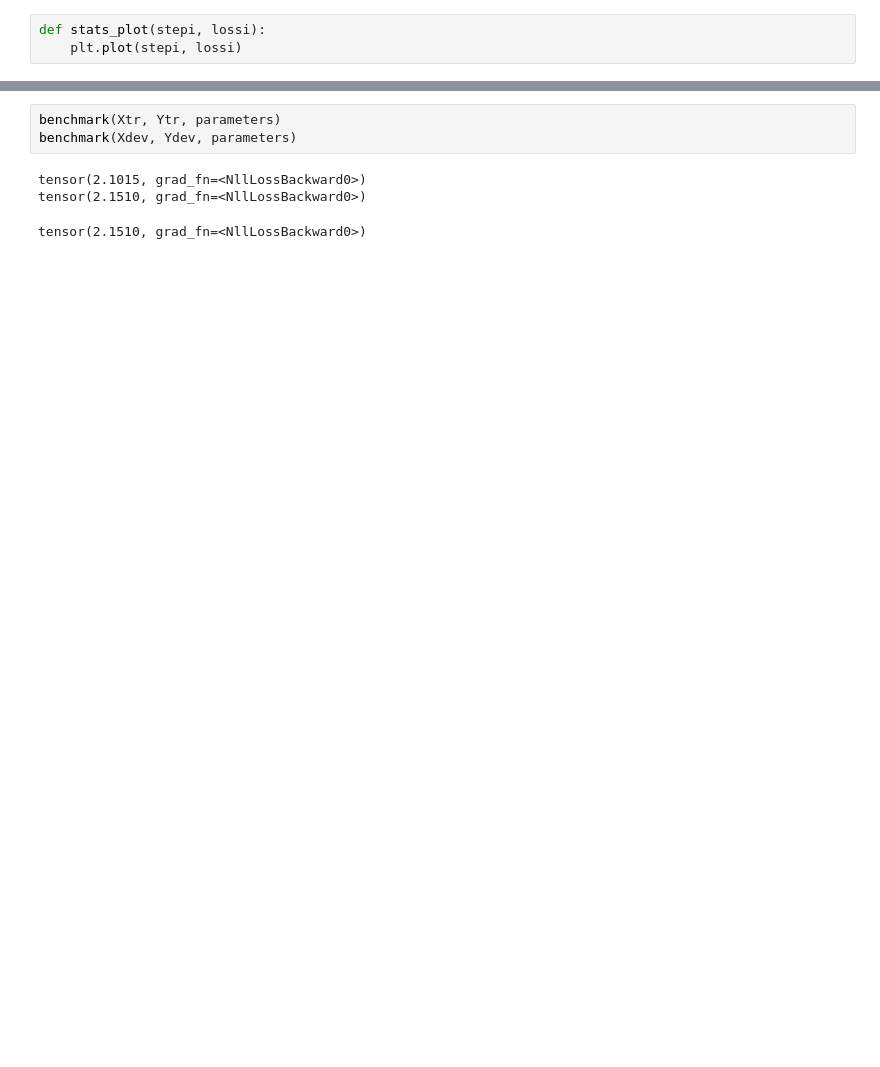
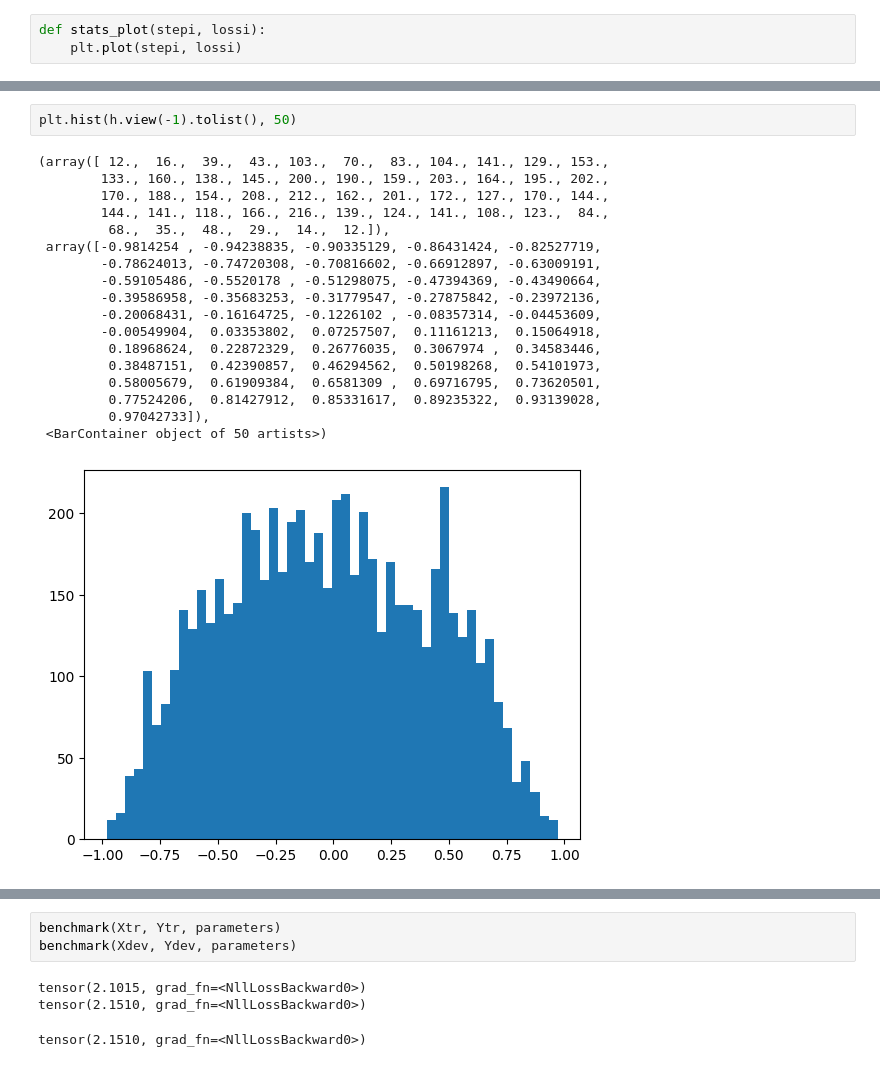
Before and after one commit to letier3110/makemore, a Jupyter notebook: makemore_mlp.ipynb, the cells around one changed output, grey strips where cells are left out. Drawn from its saved outputs; the diff is of its cells as text; blank space fills up the shorter version.

```diff
--- a/makemore_mlp.ipynb
+++ b/makemore_mlp.ipynb
@@ -148,0 +165,21 @@ def predict(parameters, count=10):
+# %%
+plt.hist(h.view(-1).tolist(), 50)
+# %% [output]
+(array([ 12.,  16.,  39.,  43., 103.,  70.,  83., 104., 141., 129., 153.,
+        133., 160., 138., 145., 200., 190., 159., 203., 164., 195., 202.,
+        170., 188., 154., 208., 212., 162., 201., 172., 127., 170., 144.,
+        144., 141., 118., 166., 216., 139., 124., 141., 108., 123.,  84.,
+         68.,  35.,  48.,  29.,  14.,  12.]),
+ array([-0.9814254 , -0.94238835, -0.90335129, -0.86431424, -0.82527719,
+        -0.78624013, -0.74720308, -0.70816602, -0.66912897, -0.63009191,
+        -0.59105486, -0.5520178 , -0.51298075, -0.47394369, -0.43490664,
+        -0.39586958, -0.35683253, -0.31779547, -0.27875842, -0.23972136,
+        -0.20068431, -0.16164725, -0.1226102 , -0.08357314, -0.04453609,
+        -0.00549904,  0.03353802,  0.07257507,  0.11161213,  0.15064918,
+         0.18968624,  0.22872329,  0.26776035,  0.3067974 ,  0.34583446,
+         0.38487151,  0.42390857,  0.46294562,  0.50198268,  0.54101973,
+         0.58005679,  0.61909384,  0.6581309 ,  0.69716795,  0.73620501,
+         0.77524206,  0.81427912,  0.85331617,  0.89235322,  0.93139028,
+         0.97042733]),
+ <BarContainer object of 50 artists>)
+[figure, added]
```
Also changed, not shown: parts of 16 cells of this notebook, 1 other file.
